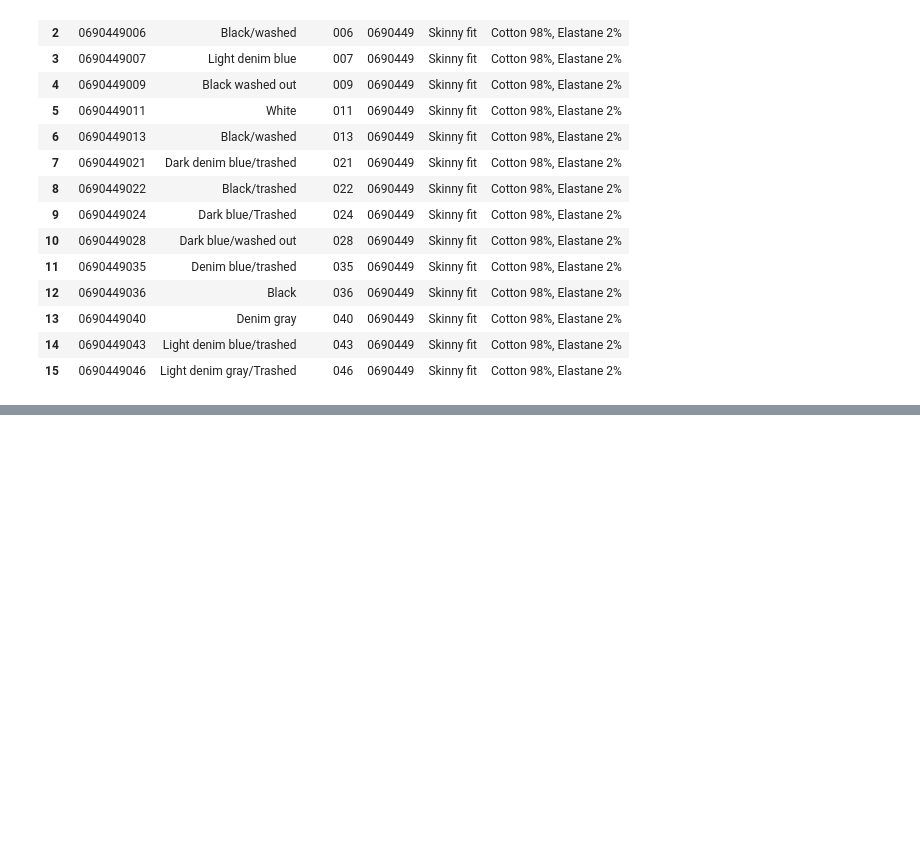
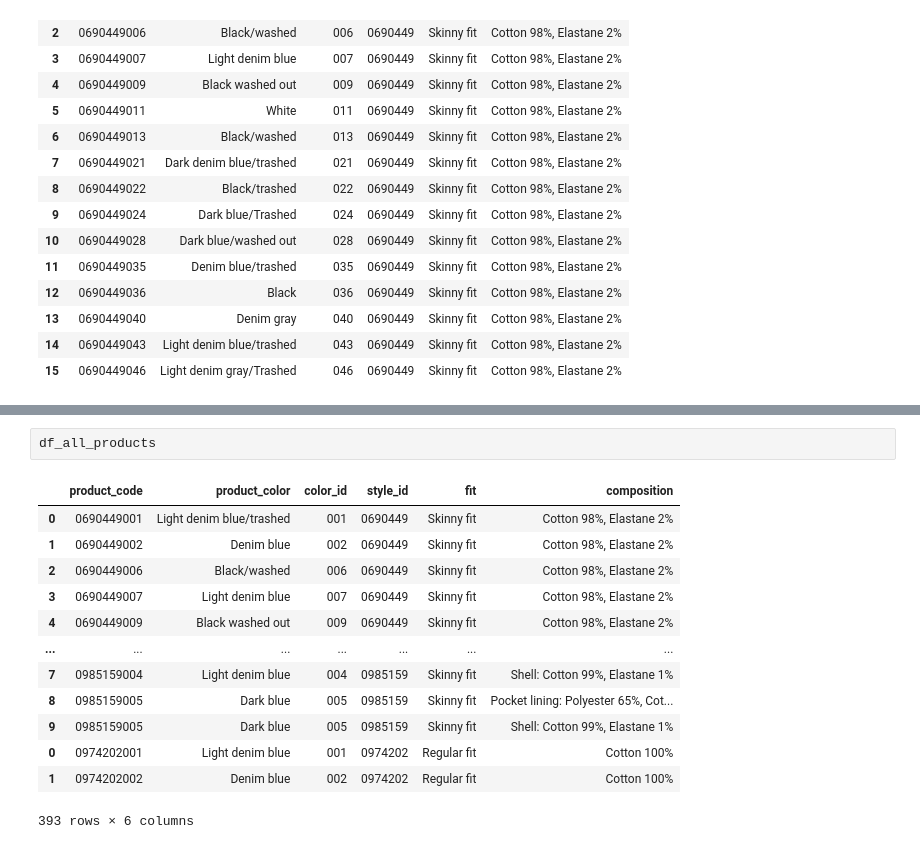
Before and after one commit to MarcosRMG/ds_ao_dev, a Jupyter notebook: notebooks/DS ao DEV.ipynb, the cells around one changed output, grey strips where cells are left out. Cells and saved outputs as stored; diff of their text form; blank space fills up the shorter version.

```diff
--- a/notebooks/DS ao DEV.ipynb
+++ b/notebooks/DS ao DEV.ipynb
@@ -184,0 +245,16 @@ df_sku
+# %%
+df_all_products
+# %% [output]
+|  | product_code | product_color | color_id | style_id | fit | composition |
+| 0 | 0690449001 | Light denim blue/trashed | 001 | 0690449 | Skinny fit | Cotton 98%, Elastane 2% |
+| 1 | 0690449002 | Denim blue | 002 | 0690449 | Skinny fit | Cotton 98%, Elastane 2% |
+| 2 | 0690449006 | Black/washed | 006 | 0690449 | Skinny fit | Cotton 98%, Elastane 2% |
+| 3 | 0690449007 | Light denim blue | 007 | 0690449 | Skinny fit | Cotton 98%, Elastane 2% |
+| 4 | 0690449009 | Black washed out | 009 | 0690449 | Skinny fit | Cotton 98%, Elastane 2% |
+| ... | ... | ... | ... | ... | ... | ... |
+| 7 | 0985159004 | Light denim blue | 004 | 0985159 | Skinny fit | Shell: Cotton 99%, Elastane 1% |
+| 8 | 0985159005 | Dark blue | 005 | 0985159 | Skinny fit | Pocket lining: Polyester 65%, Cot... |
+| 9 | 0985159005 | Dark blue | 005 | 0985159 | Skinny fit | Shell: Cotton 99%, Elastane 1% |
+| 0 | 0974202001 | Light denim blue | 001 | 0974202 | Regular fit | Cotton 100% |
+| 1 | 0974202002 | Denim blue | 002 | 0974202 | Regular fit | Cotton 100% |
+393 rows × 6 columns
```
Also changed, not shown: parts of 11 cells of this notebook.
